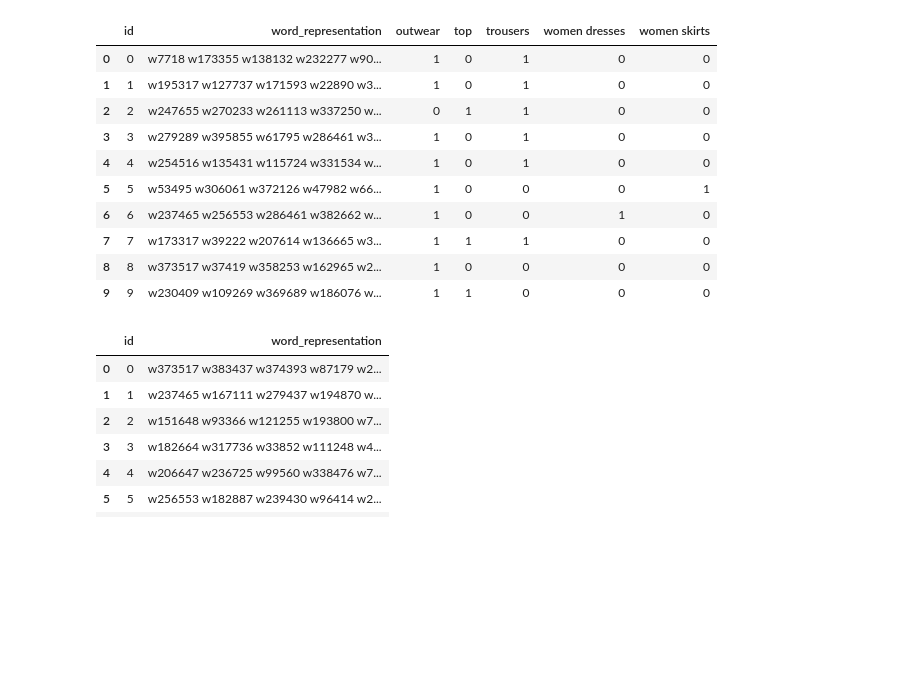
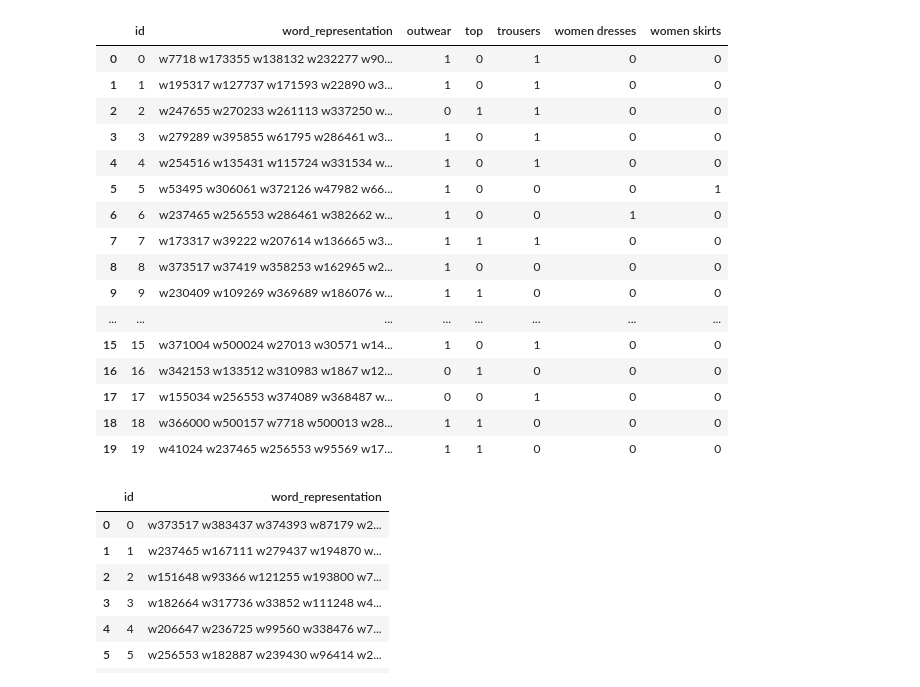
Before and after one commit to nicholasneo78/brainhack-til2020, a Jupyter notebook: NLP.ipynb, the cells around one changed output. Drawn from its saved outputs; the diff is of its cells as text; code cells hidden in the pictures; blank space fills up the shorter version.

```diff
--- a/NLP.ipynb
+++ b/NLP.ipynb
@@ -27,19 +29,25 @@ fashion_df = pd.read_csv("./datasets/TIL_NLP_train_dataset.csv")
 fashion_test_df = pd.read_csv("./datasets/TIL_NLP_test_dataset.csv")
 # %%
 # Showing the first few columns of the train dataset
-fashion_df.head(10)
+fashion_df.head(20)
 # %% [output]
 |  | id | word_representation | outwear | top | trousers | women dresses | women skirts |
 | 0 | 0 | w7718 w173355 w138132 w232277 w90... | 1 | 0 | 1 | 0 | 0 |
 | 1 | 1 | w195317 w127737 w171593 w22890 w3... | 1 | 0 | 1 | 0 | 0 |
 | 2 | 2 | w247655 w270233 w261113 w337250 w... | 0 | 1 | 1 | 0 | 0 |
 | 3 | 3 | w279289 w395855 w61795 w286461 w3... | 1 | 0 | 1 | 0 | 0 |
 | 4 | 4 | w254516 w135431 w115724 w331534 w... | 1 | 0 | 1 | 0 | 0 |
 | 5 | 5 | w53495 w306061 w372126 w47982 w66... | 1 | 0 | 0 | 0 | 1 |
 | 6 | 6 | w237465 w256553 w286461 w382662 w... | 1 | 0 | 0 | 1 | 0 |
 | 7 | 7 | w173317 w39222 w207614 w136665 w3... | 1 | 1 | 1 | 0 | 0 |
 | 8 | 8 | w373517 w37419 w358253 w162965 w2... | 1 | 0 | 0 | 0 | 0 |
 | 9 | 9 | w230409 w109269 w369689 w186076 w... | 1 | 1 | 0 | 0 | 0 |
+| ... | ... | ... | ... | ... | ... | ... | ... |
+| 15 | 15 | w371004 w500024 w27013 w30571 w14... | 1 | 0 | 1 | 0 | 0 |
+| 16 | 16 | w342153 w133512 w310983 w1867 w12... | 0 | 1 | 0 | 0 | 0 |
+| 17 | 17 | w155034 w256553 w374089 w368487 w... | 0 | 0 | 1 | 0 | 0 |
+| 18 | 18 | w366000 w500157 w7718 w500013 w28... | 1 | 1 | 0 | 0 | 0 |
+| 19 | 19 | w41024 w237465 w256553 w95569 w17... | 1 | 1 | 0 | 0 | 0 |
 # %%
 # Showing the first few columns of the test dataset
 fashion_test_df.head(10)
```
Also changed, not shown: parts of 27 cells of this notebook.
